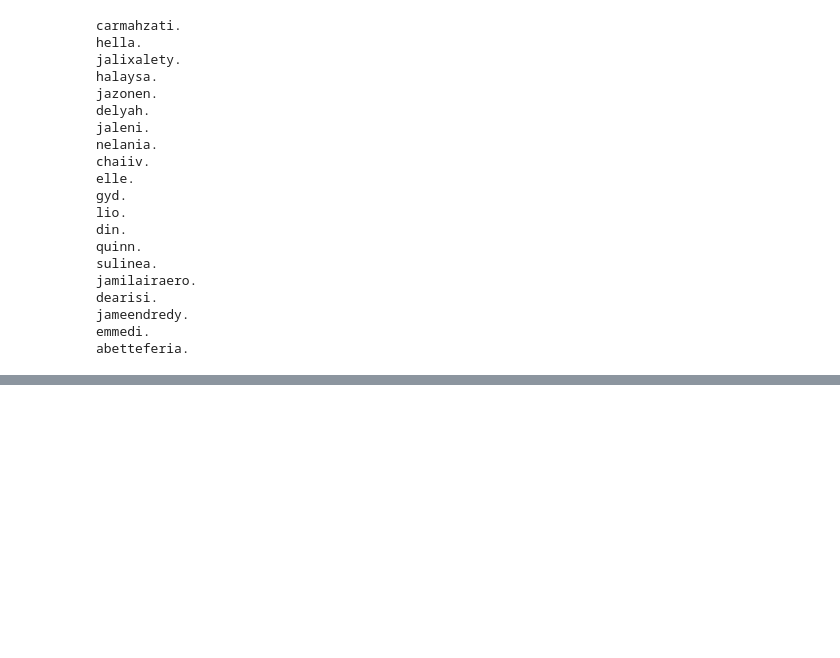
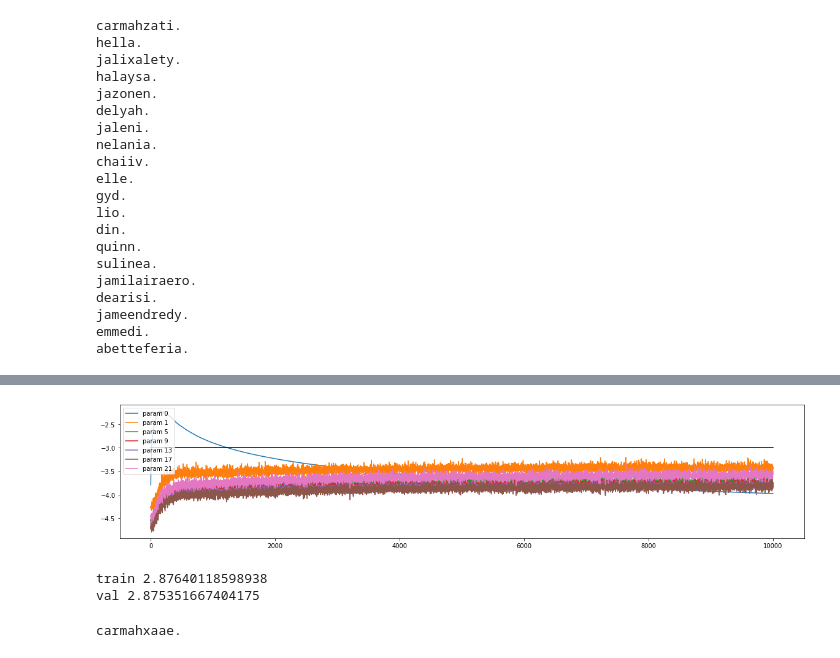
Before and after one commit to oakfr/neural-net-training, a Jupyter notebook: build_makemore_mlp2.ipynb, the cells around one changed output, grey strips where cells are left out. Saved outputs shown, nothing was run; the diff lists cells and outputs as text; code cells hidden in the pictures; blank space fills up the shorter version.

```diff
--- a/build_makemore_mlp2.ipynb
+++ b/build_makemore_mlp2.ipynb
@@ -220,0 +271,9 @@ abetteferia.
+# %%
+class Tanh:
+
+  def __call__ (self, x):
+    self.out = torch.tanh(x)
+    return self.out
+
+  def parameters(self):
+    return []
@@ -220,0 +413,63 @@ abetteferia.
+# %%
+plt.figure(figsize=(20, 4))
+legends = []
+for i,p in enumerate(parameters):
+  if p.ndim == 2:
+    plt.plot([ud[j][i] for j in range(len(ud))])
+    legends.append('param %d' % i)
+plt.plot([0, len(ud)], [-3, -3], 'k') # these ratios should be ~1e-3, indicate on plot
+plt.legend(legends);
+# %% [output]
+[figure, added]
+# %%
+@torch.no_grad() # this decorator disables gradient tracking
+def split_loss(split):
+  x,y = {
+    'train': (Xtr, Ytr),
+    'val': (Xdev, Ydev),
+    'test': (Xte, Yte),
+  }[split]
+  emb = C[x] # (N, block_size, n_embd)
+  x = emb.view(emb.shape[0], -1) # concat into (N, block_size * n_embd)
+  for layer in layers:
+    x = layer(x)
+  loss = F.cross_entropy(x, y)
+  print(split, loss.item())
+
+# put layers into eval mode
+for layer in layers:
+  layer.training = False
+split_loss('train')
+split_loss('val')
+# %% [output]
+train 2.87640118598938
+val 2.875351667404175
+# %%
+# sample from the model
+
+g = torch.Generator().manual_seed(2147483647 + 10)
+
+for _ in range(1):
+
+  context = [0] * block_size
+  out = []
+
+  while True:
+
+    emb = C[torch.tensor([context])]
+    x = emb.view(emb.shape[0], -1)
+    for i,layer in enumerate(layers):
+     # print(i,x)
+      x = layer(x)
+    logits = x
+    probs = F.softmax(logits, dim=1)
+    #print(logits)
+    ix = torch.multinomial(probs, num_samples=1, generator=g).item()
+    out.append(ix)
+    context = context[1:] + [ix]
+    if ix == 0:
+      break
+
+  print(''.join([itos[i] for i in out]))
+# %% [output]
+carmahxaae.
```
Also changed, not shown: parts of 9 cells of this notebook.
